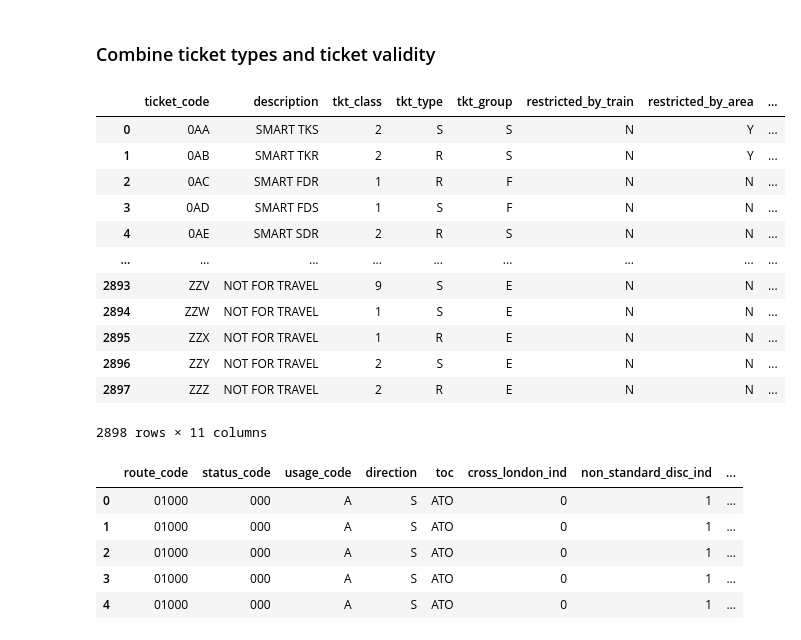
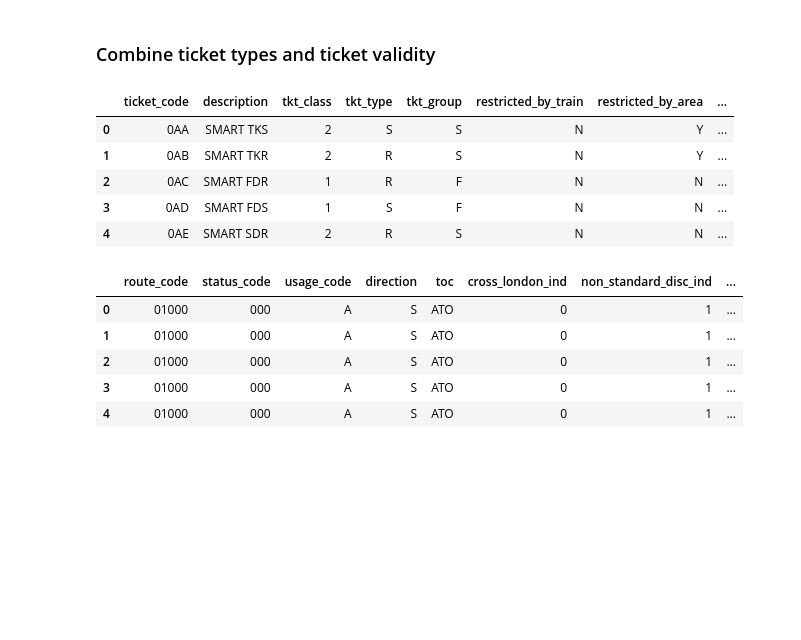
Before and after one commit to gratipine/training_data, a Jupyter notebook: notebooks/0.2_fares.ipynb, the cells around one changed output. Drawn from its saved outputs; the diff is of its cells as text; code cells hidden in the pictures; blank space fills up the shorter version.

```diff
--- a/notebooks/0.2_fares.ipynb
+++ b/notebooks/0.2_fares.ipynb
@@ -120,21 +106,14 @@ tickets = ticket_types[ticket_types_columns].merge(
     ticket_validity[validity_cols], on=["validity_code"],
     how="left", suffixes=["", "_validity"])
 # %%
-tickets
+tickets.head()
 # %% [output]
 |  | ticket_code | description | tkt_class | tkt_type | tkt_group | restricted_by_train | restricted_by_area | ... |
 | 0 | 0AA | SMART TKS | 2 | S | S | N | Y | ... |
 | 1 | 0AB | SMART TKR | 2 | R | S | N | Y | ... |
 | 2 | 0AC | SMART FDR | 1 | R | F | N | N | ... |
 | 3 | 0AD | SMART FDS | 1 | S | F | N | N | ... |
 | 4 | 0AE | SMART SDR | 2 | R | S | N | N | ... |
-| ... | ... | ... | ... | ... | ... | ... | ... | ... |
-| 2893 | ZZV | NOT FOR TRAVEL | 9 | S | E | N | N | ... |
-| 2894 | ZZW | NOT FOR TRAVEL | 1 | S | E | N | N | ... |
-| 2895 | ZZX | NOT FOR TRAVEL | 1 | R | E | N | N | ... |
-| 2896 | ZZY | NOT FOR TRAVEL | 2 | S | E | N | N | ... |
-| 2897 | ZZZ | NOT FOR TRAVEL | 2 | R | E | N | N | ... |
-2898 rows × 11 columns
 # %%
 routes_columns = ["route_code", "status_code", "usage_code", "direction", "toc",
                   "cross_london_ind", "non_standard_disc_ind", "ticket_code", "fare",
```
Also changed, not shown: parts of 11 cells of this notebook, 5 other files.
